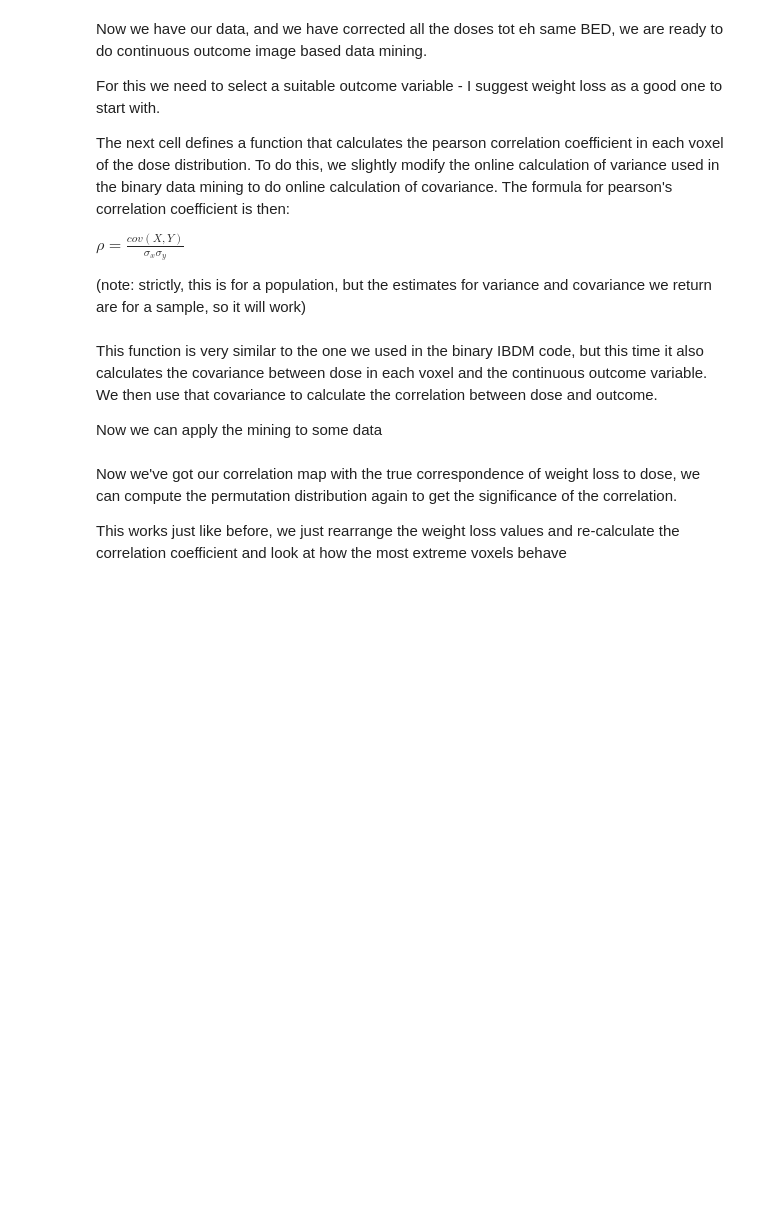
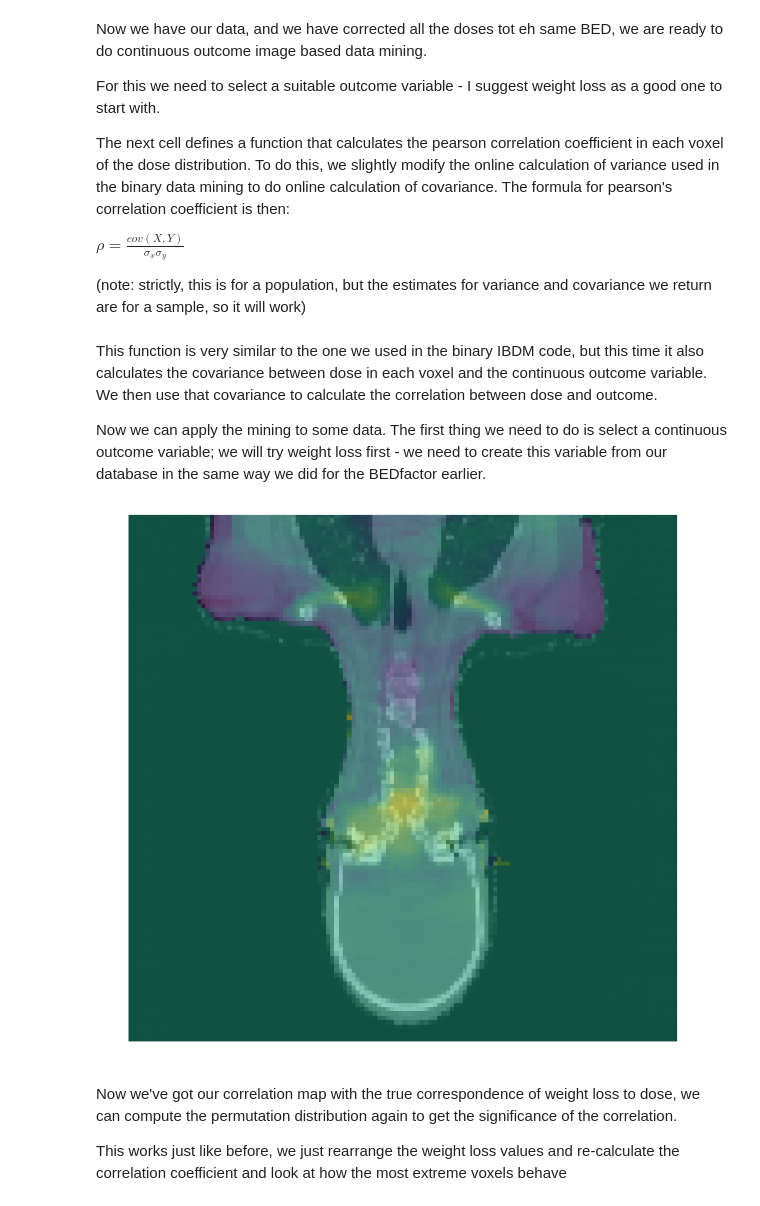
Before and after one commit to afg1/jedi-colombia-project-complete, a Jupyter notebook: ImageBasedDataMiningContinuous.ipynb, the cells around one changed output. Drawn from its saved outputs; the diff is of its cells as text; code cells hidden in the pictures; blank space fills up the shorter version.

Commit message:
Completed continuous IBDM notebook, just needs interpretation at the end!

```diff
--- a/ImageBasedDataMiningContinuous.ipynb
+++ b/ImageBasedDataMiningContinuous.ipynb
@@ -57,7 +65,13 @@ def calculateBEDCorrection(df, early=True):
 
 selectedPatients = calculateBEDCorrection(selectedPatients)
 
-selectedPatients
+dosesPath = "/data/registeredDoses"
+availableDoses = ["HNSCC-01-{0}".format(a.split('.')[0]) for a in os.listdir(dosesPath)]
+
+availablePatientsMask = selectedPatients['ID'].isin(availableDoses)
+probeDose = sitk.GetArrayFromImage(sitk.ReadImage(os.path.join(dosesPath, "{0:04d}.nii".format(int(2)))))
+
+selectedPatients = selectedPatients.loc[availablePatientsMask]
 # %% [markdown]
 Now we have our BED correction, we can start loading data ready to do mining. We will load each image using SimpleITK, convert it to a numpy array and put it into a bit numpy array. We will concurrently load the binary status from the clinical data as well and put that into a numpy array.
 
@@ -138,20 +151,14 @@ def imagesCorrelation(doseData, continuousOutcome):
 # %% [markdown]
 This function is very similar to the one we used in the binary IBDM code, but this time it also calculates the covariance between dose in each voxel and the continuous outcome variable. We then use that covariance to calculate the correlation between dose and outcome.
 
-Now we can apply the mining to some data
+Now we can apply the mining to some data.  The first thing we need to do is select a continuous outcome variable; we will try weight loss first - we need to create this variable from our database in the same way we did for the BEDfactor earlier.
 # %%
-dosesPath = "/data/registeredDoses"
-
-
 probeDose = sitk.GetArrayFromImage(sitk.ReadImage(os.path.join(dosesPath, "{0:04d}.nii".format(int(2)))))
-print(probeDose.shape)
-len(selectedPatients)
-
 doseArray = np.zeros((*probeDose.shape, len(selectedPatients)))
-weightLoss = np.zeros((len(selectedPatients),1))
-print(doseArray.shape)
 n = 0
 for idx, pt in selectedPatients.iterrows():
     doseArray[...,n] = pt.BEDfactor * sitk.GetArrayFromImage(sitk.ReadImage(os.path.join(dosesPath, "{0}.nii".format(pt.ID.split("-")[-1]))))
-    weightLoss[n] = pt.WeightStop - pt.WeightStart
     n += 1
+
+selectedPatients = selectedPatients.assign(WeightLoss = lambda d : d["WeightStop"] - d["WeightStart"])
+weightLoss = selectedPatients.WeightLoss.values
@@ -160,3 +165,16 @@ correlationmap = imagesCorrelation(doseArray, weightLoss)
+# %%
+mask = sitk.GetArrayFromImage(sitk.ReadImage("/data/0002_mask_ds.nii")).astype(np.int16)
+
+rhoMap = imagesCorrelation(doseArray, weightLoss, mask=mask)
+
+referenceAnatomy = sitk.GetArrayFromImage(sitk.ReadImage("/data/downsampledCTs/0002.nii"))
+# %%
+fig = plt.figure(figsize=(10,10))
+anatomy = plt.imshow(referenceAnatomy[:,64,...], cmap='Greys_r')
+rhoMapOverlay = plt.imshow(rhoMap[:,64,...], alpha=0.5)
+_ = plt.axis('off')
+# %% [output]
+[figure, added]
 # %% [markdown]
 Now we've got our correlation map with the true correspondence of weight loss to dose, we can compute the permutation distribution again to get the significance of the correlation.
 
```
Also changed, not shown: parts of 13 cells of this notebook.
